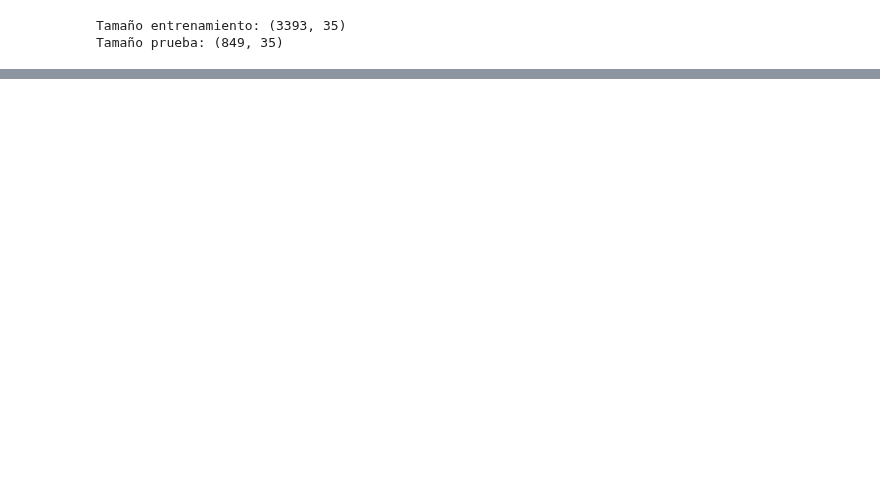
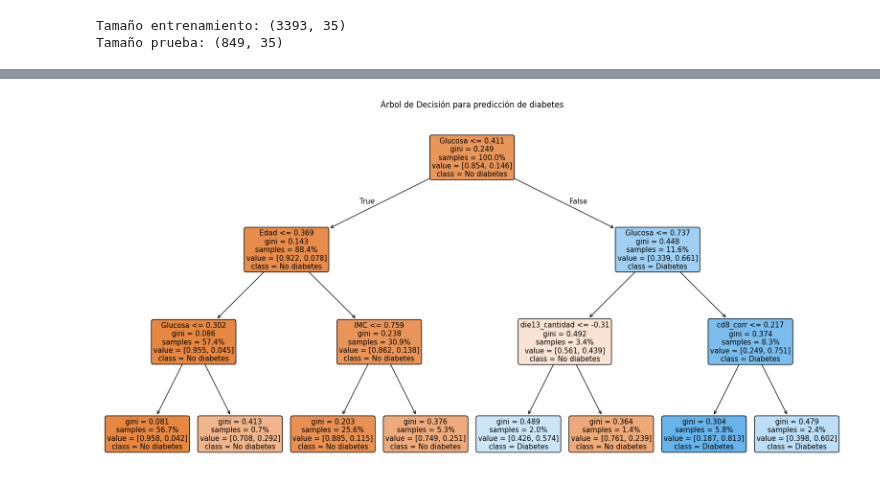
Before and after one commit to iHealthInstitute/Talleres_Diplomado_iHealth, a Jupyter notebook: curso_3/arboles_ ml_solution.ipynb, the cells around one changed output, grey strips where cells are left out. Cells and saved outputs as stored; diff of their text form; code cells hidden in the pictures; blank space fills up the shorter version.

```diff
--- a/curso_3/arboles_ ml_solution.ipynb
+++ b/curso_3/arboles_ ml_solution.ipynb
@@ -179,7 +179,7 @@ from sklearn.tree import DecisionTreeClassifier
 
 # Definir clasificador con restricciones
 clf = DecisionTreeClassifier(
-    max_depth=4,
+    max_depth=3,
     min_samples_leaf=20,
     random_state=42
 )
@@ -233,0 +242,28 @@ weighted avg      0.874     0.887     0.872       849
+# %%
+# <CODE> 1. Visualizar el árbol con plot_tree
+
+import matplotlib.pyplot as plt
+from sklearn.tree import plot_tree
+
+# Extraer el clasificador entrenado (árbol puro, sin el preprocesamiento)
+clf_trained = tree_model.named_steps["classifier"]
+
+# Ajustamos el preprocesador para obtener nombres de variables transformadas
+preprocessor.fit(X_train, y_train)
+
+# Obtener nombres de features (numéricas + categóricas codificadas)
+feature_names = X.columns.tolist()
+
+plt.figure(figsize=(20,10))
+plot_tree(
+    clf_trained,
+    feature_names=feature_names,
+    class_names=["No diabetes", "Diabetes"],
+    filled=True,
+    proportion=True,
+    rounded=True
+)
+plt.title("Árbol de Decisión para predicción de diabetes")
+plt.show()
+# %% [output]
+[figure, added]
```
Also changed, not shown: parts of 12 cells of this notebook, 1 other file.
